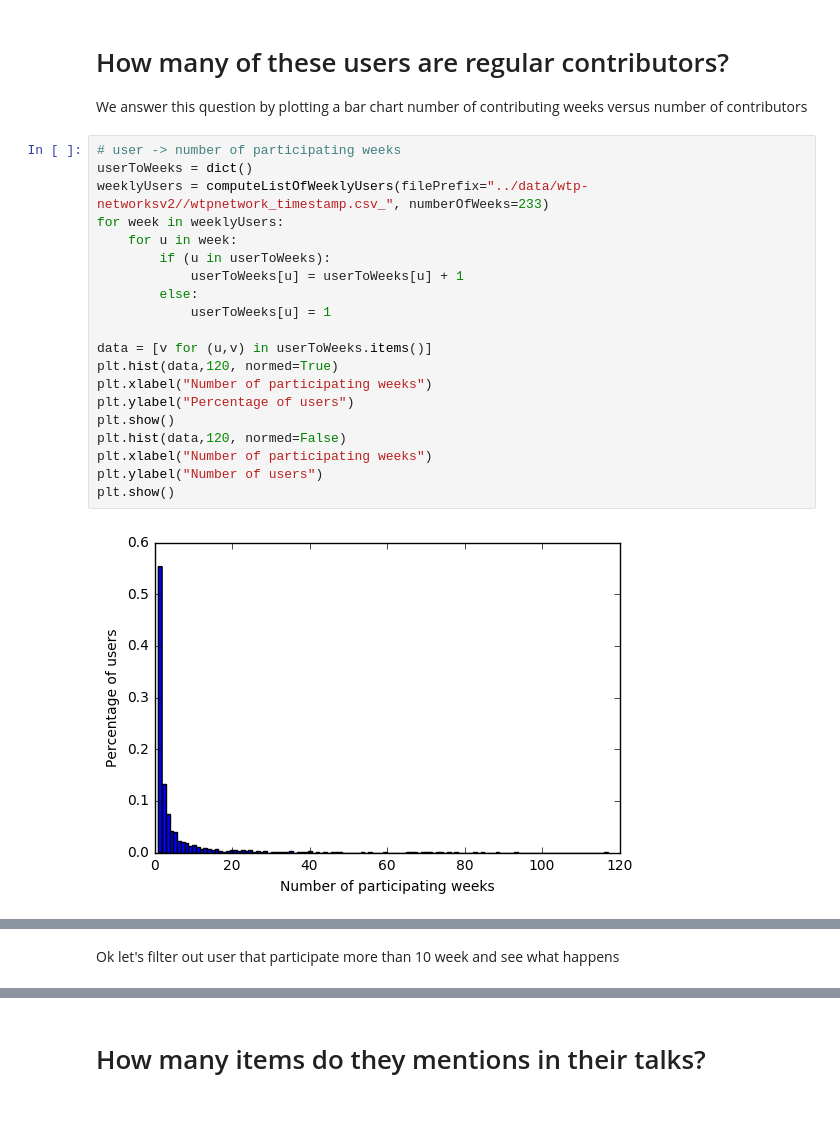
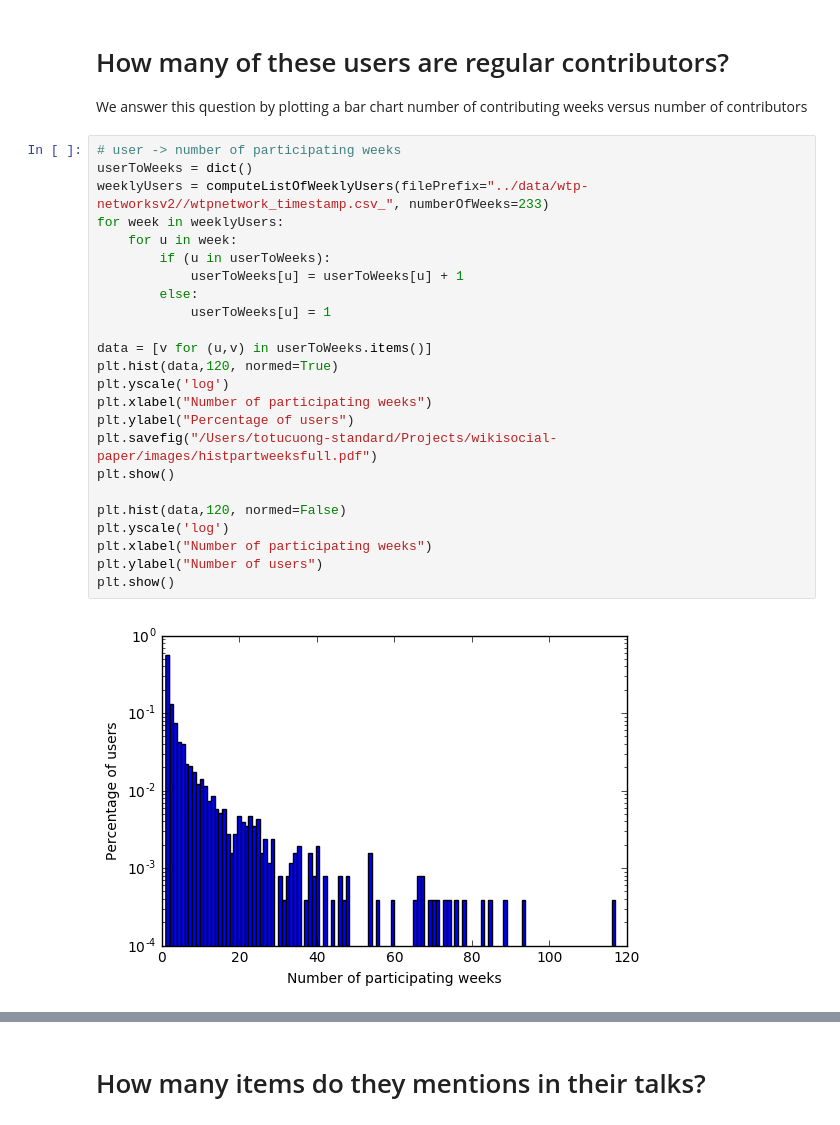
Before and after one commit to totucuong/wikidata, a Jupyter notebook: python/Node Addition and Attrition plot.ipynb, the cells around one changed output, grey strips where cells are left out. Saved outputs shown, nothing was run; the diff lists cells and outputs as text.

```diff
--- a/python/Node Addition and Attrition plot.ipynb
+++ b/python/Node Addition and Attrition plot.ipynb
@@ -145,22 +146,26 @@ We answer this question by plotting a bar chart number of contributing weeks ver
 # %%
 # user -> number of participating weeks
 userToWeeks = dict()
 weeklyUsers = computeListOfWeeklyUsers(filePrefix="../data/wtp-networksv2//wtpnetwork_timestamp.csv_", numberOfWeeks=233)
 for week in weeklyUsers:
     for u in week:
         if (u in userToWeeks):
             userToWeeks[u] = userToWeeks[u] + 1
         else:
             userToWeeks[u] = 1
 
 data = [v for (u,v) in userToWeeks.items()]
 plt.hist(data,120, normed=True)
+plt.yscale('log')
 plt.xlabel("Number of participating weeks")
 plt.ylabel("Percentage of users")
+plt.savefig("/Users/totucuong-standard/Projects/wikisocial-paper/images/histpartweeksfull.pdf")
 plt.show()
+
 plt.hist(data,120, normed=False)
+plt.yscale('log')
 plt.xlabel("Number of participating weeks")
 plt.ylabel("Number of users")
 plt.show()
 # %% [output]
-[figure, old version]
+[figure, new version]
@@ -168,2 +172,0 @@ plt.show()
-# %% [markdown]
-Ok let's filter out user that participate more than 10 week and see what happens
```
Also changed, not shown: parts of 7 cells of this notebook, 5 other files.
